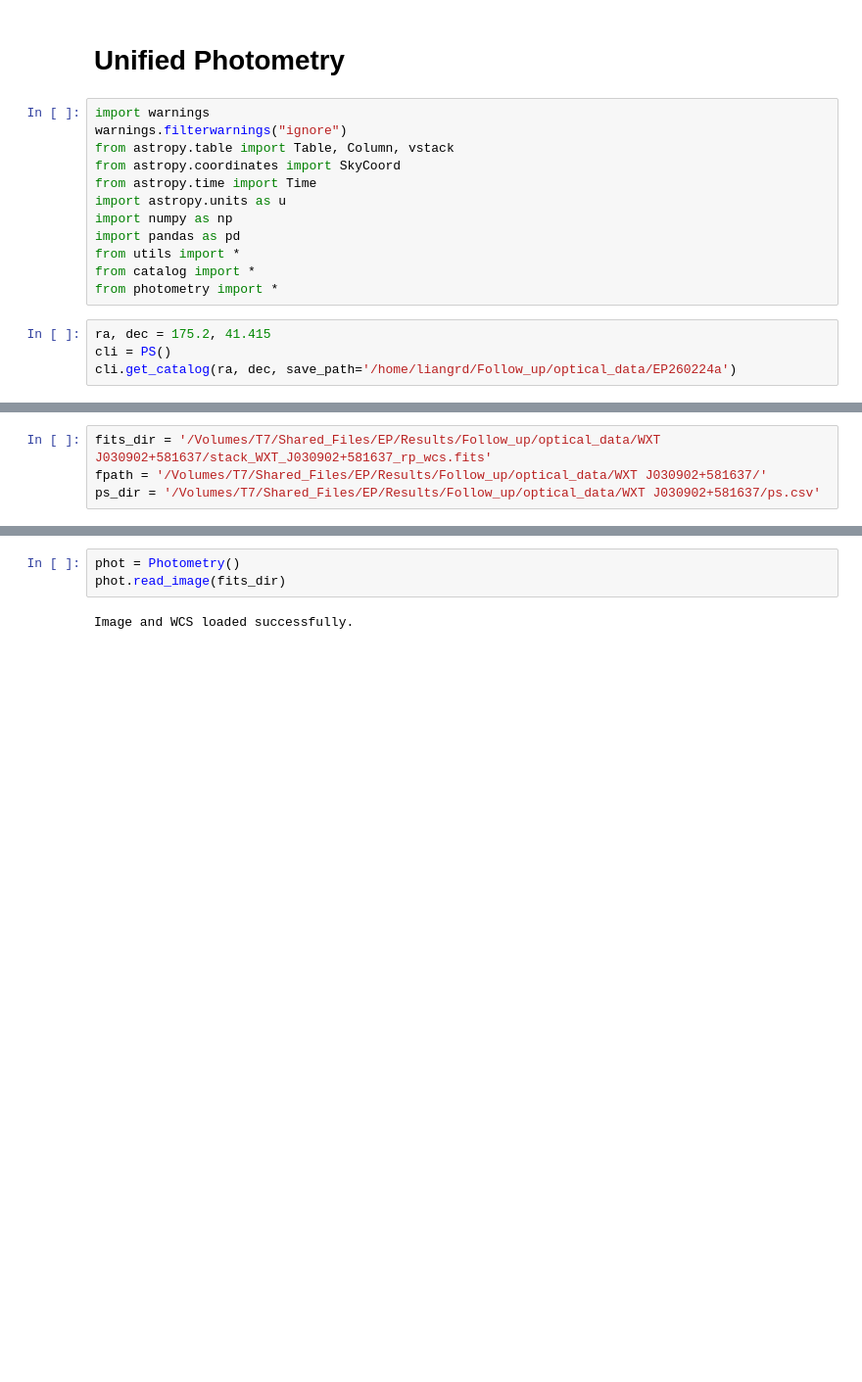
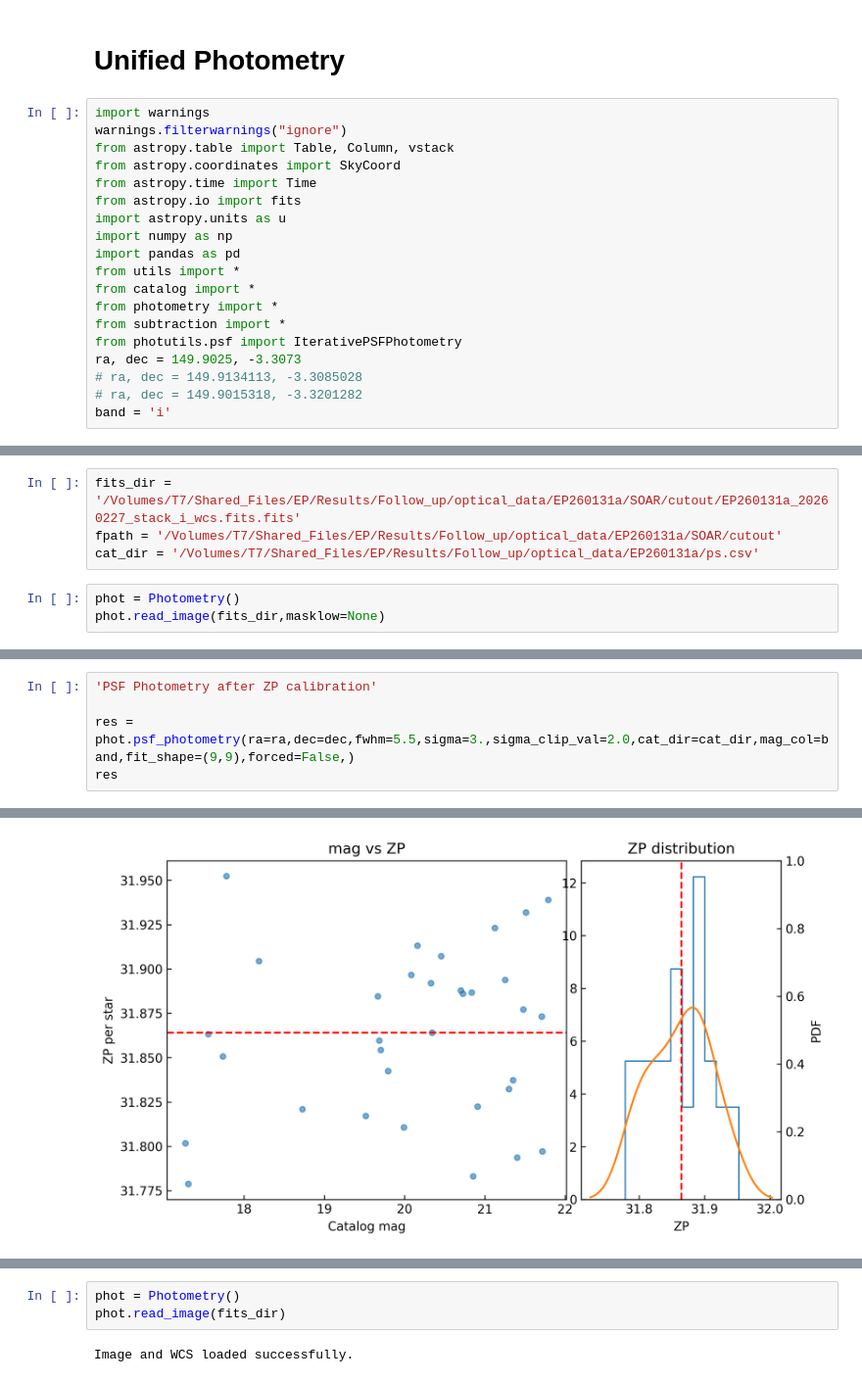
Before and after one commit to LAujust/Follow_up, a Jupyter notebook: code/Unified_Photometry.ipynb, the cells around one changed output, grey strips where cells are left out. Shown at 98% size. Cells and saved outputs as stored; diff of their text form; blank space fills up the shorter version.

```diff
--- a/code/Unified_Photometry.ipynb
+++ b/code/Unified_Photometry.ipynb
@@ -6,13 +6,16 @@ warnings.filterwarnings("ignore")
 from astropy.table import Table, Column, vstack
 from astropy.coordinates import SkyCoord
 from astropy.time import Time
+from astropy.io import fits
 import astropy.units as u
 import numpy as np
 import pandas as pd
 from utils import *
 from catalog import *
 from photometry import *
+from subtraction import *
+from photutils.psf import IterativePSFPhotometry
+ra, dec = 149.9025,	-3.3073
+# ra, dec = 149.9134113, -3.3085028
+# ra, dec = 149.9015318, -3.3201282
+band = 'i'
-# %%
-ra, dec = 175.2, 41.415
-cli = PS()
-cli.get_catalog(ra, dec, save_path='/home/liangrd/Follow_up/optical_data/EP260224a')
@@ -34,4 +22,7 @@ Saved PS catalog to /home/liangrd/Follow_up/optical_data/EP260224a/ps.csv
 # %%
-fits_dir = '/Volumes/T7/Shared_Files/EP/Results/Follow_up/optical_data/WXT J030902+581637/stack_WXT_J030902+581637_rp_wcs.fits'
-fpath = '/Volumes/T7/Shared_Files/EP/Results/Follow_up/optical_data/WXT J030902+581637/'
-ps_dir = '/Volumes/T7/Shared_Files/EP/Results/Follow_up/optical_data/WXT J030902+581637/ps.csv'
+fits_dir = '/Volumes/T7/Shared_Files/EP/Results/Follow_up/optical_data/EP260131a/SOAR/cutout/EP260131a_20260227_stack_i_wcs.fits.fits'
+fpath = '/Volumes/T7/Shared_Files/EP/Results/Follow_up/optical_data/EP260131a/SOAR/cutout'
+cat_dir = '/Volumes/T7/Shared_Files/EP/Results/Follow_up/optical_data/EP260131a/ps.csv'
+# %%
+phot = Photometry()
+phot.read_image(fits_dir,masklow=None)
@@ -37,0 +45,6 @@ ps_dir = '/Volumes/T7/Shared_Files/EP/Results/Follow_up/optical_data/WXT J030902
+# %%
+'PSF Photometry after ZP calibration'
+
+res = phot.psf_photometry(ra=ra,dec=dec,fwhm=5.5,sigma=3.,sigma_clip_val=2.0,cat_dir=cat_dir,mag_col=band,fit_shape=(9,9),forced=False,)
+res
+# %% [output]
@@ -37,0 +55 @@ ps_dir = '/Volumes/T7/Shared_Files/EP/Results/Follow_up/optical_data/WXT J030902
+[figure, added]
```
Also changed, not shown: parts of 15 cells of this notebook.
